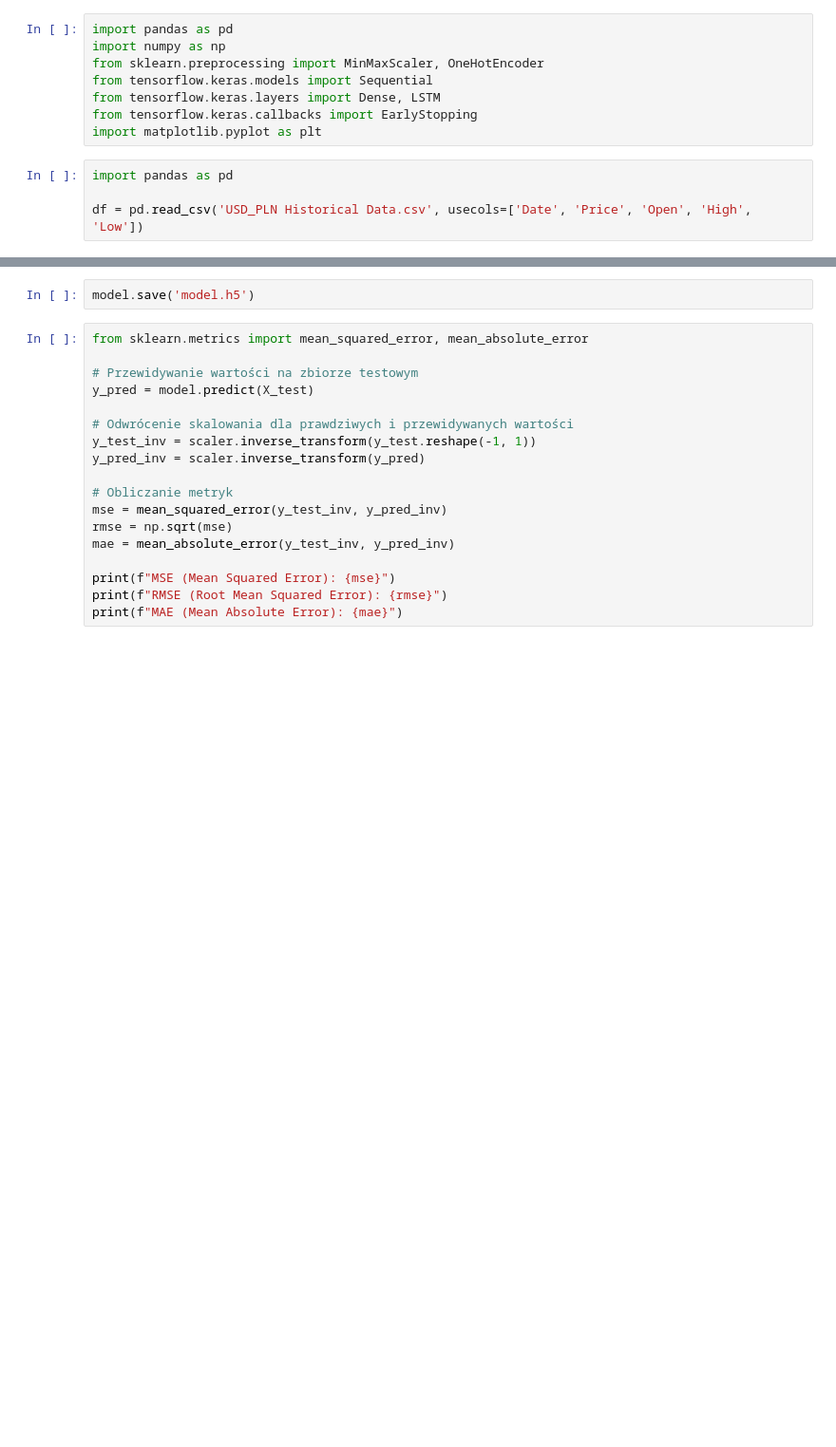
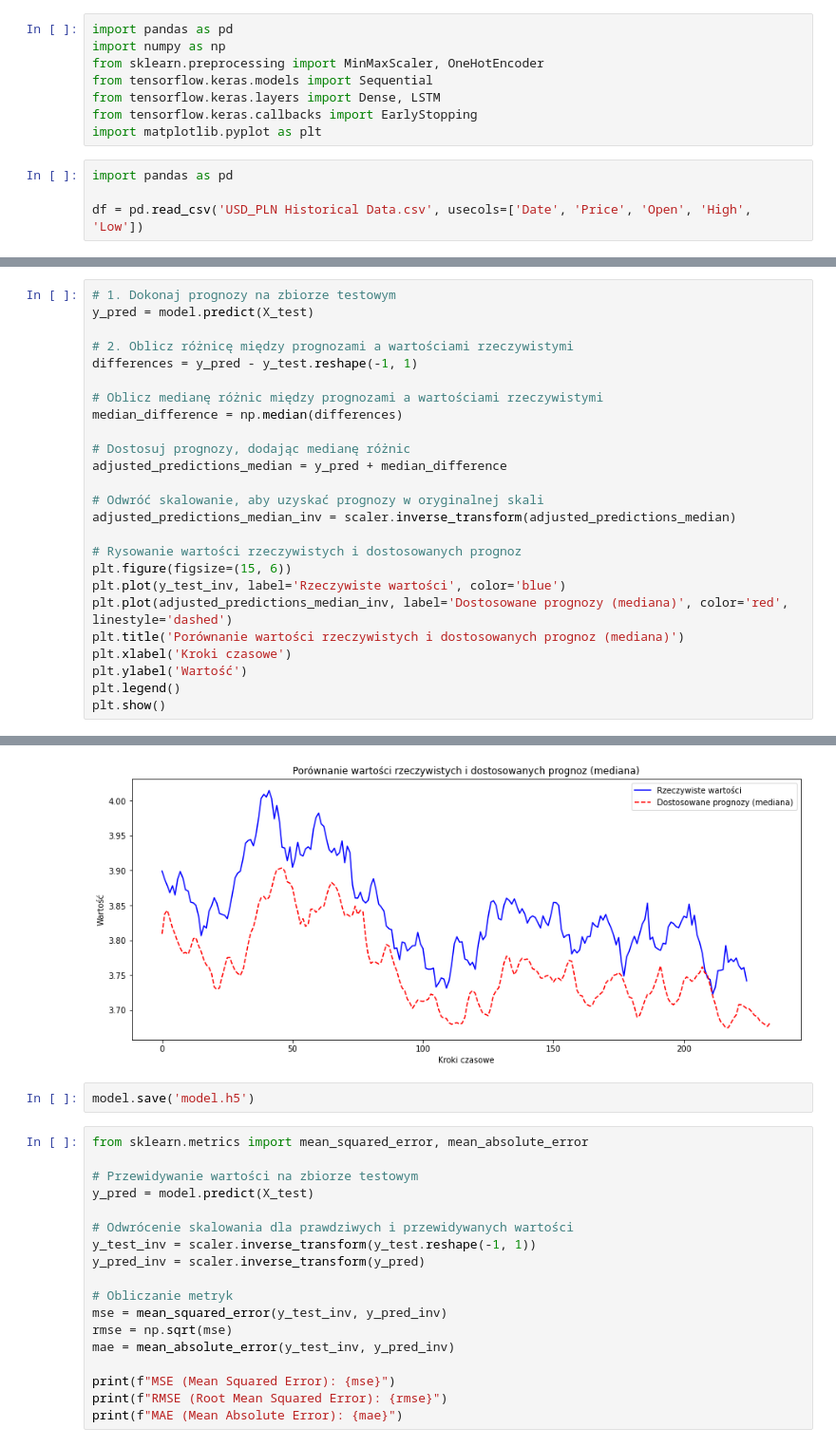
Before and after one commit to mateuszreliga/ForexAI, a Jupyter notebook: ForexAI_01.ipynb, the cells around one changed output, grey strips where cells are left out. Shown at 95% size. Cells and saved outputs as stored; diff of their text form; blank space fills up the shorter version.

```diff
--- a/ForexAI_01.ipynb
+++ b/ForexAI_01.ipynb
@@ -107,0 +110,26 @@ Epoch 110/110
+# %%
+# 1. Dokonaj prognozy na zbiorze testowym
+y_pred = model.predict(X_test)
+
+# 2. Oblicz różnicę między prognozami a wartościami rzeczywistymi
+differences = y_pred - y_test.reshape(-1, 1)
+
+# Oblicz medianę różnic między prognozami a wartościami rzeczywistymi
+median_difference = np.median(differences)
+
+# Dostosuj prognozy, dodając medianę różnic
+adjusted_predictions_median = y_pred + median_difference
+
+# Odwróć skalowanie, aby uzyskać prognozy w oryginalnej skali
+adjusted_predictions_median_inv = scaler.inverse_transform(adjusted_predictions_median)
+
+# Rysowanie wartości rzeczywistych i dostosowanych prognoz
+plt.figure(figsize=(15, 6))
+plt.plot(y_test_inv, label='Rzeczywiste wartości', color='blue')
+plt.plot(adjusted_predictions_median_inv, label='Dostosowane prognozy (mediana)', color='red', linestyle='dashed')
+plt.title('Porównanie wartości rzeczywistych i dostosowanych prognoz (mediana)')
+plt.xlabel('Kroki czasowe')
+plt.ylabel('Wartość')
+plt.legend()
+plt.show()
+# %% [output]
@@ -108,3 +137,4 @@ Epoch 110/110
+[figure, added]
 # %%
 model.save('model.h5')
 # %%
```
Also changed, not shown: parts of 9 cells of this notebook, 2 other files.
